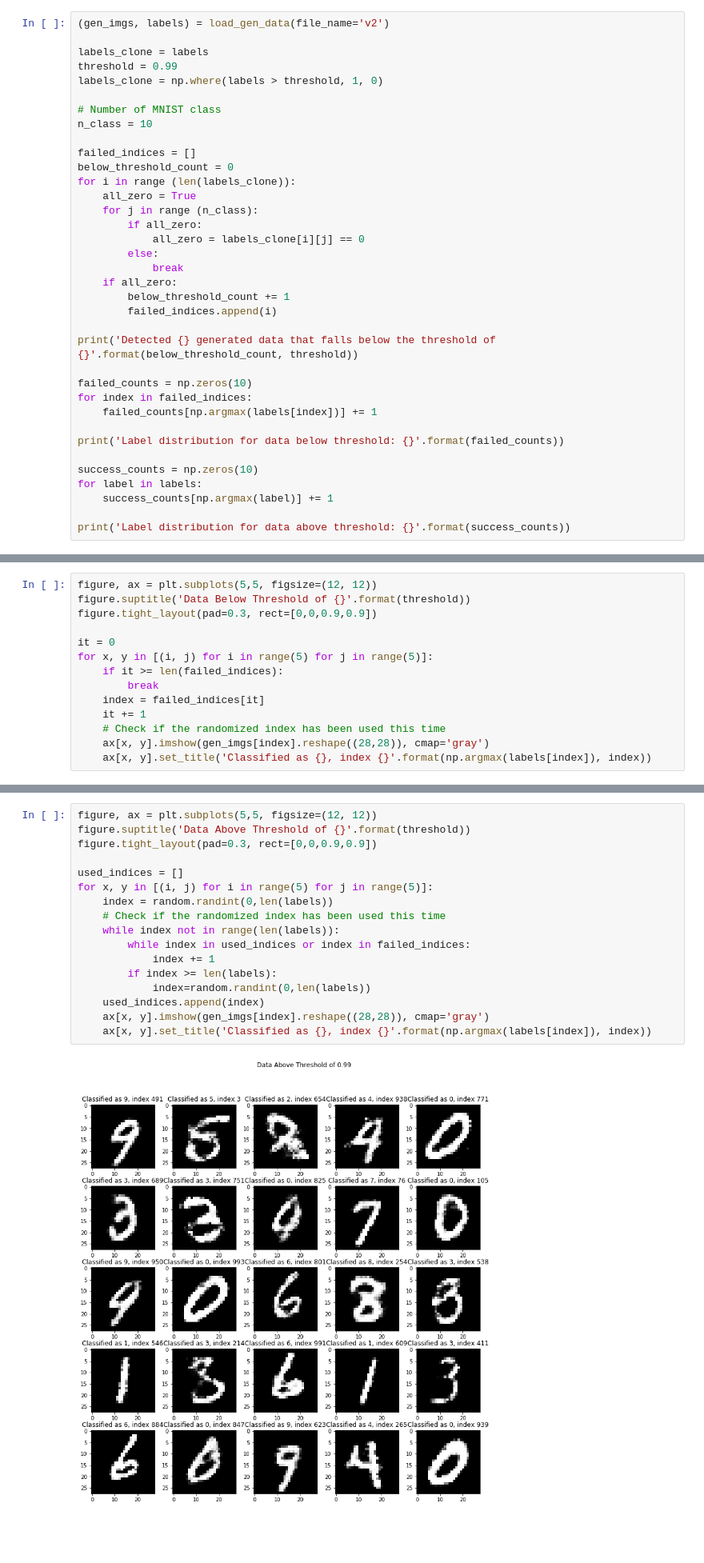
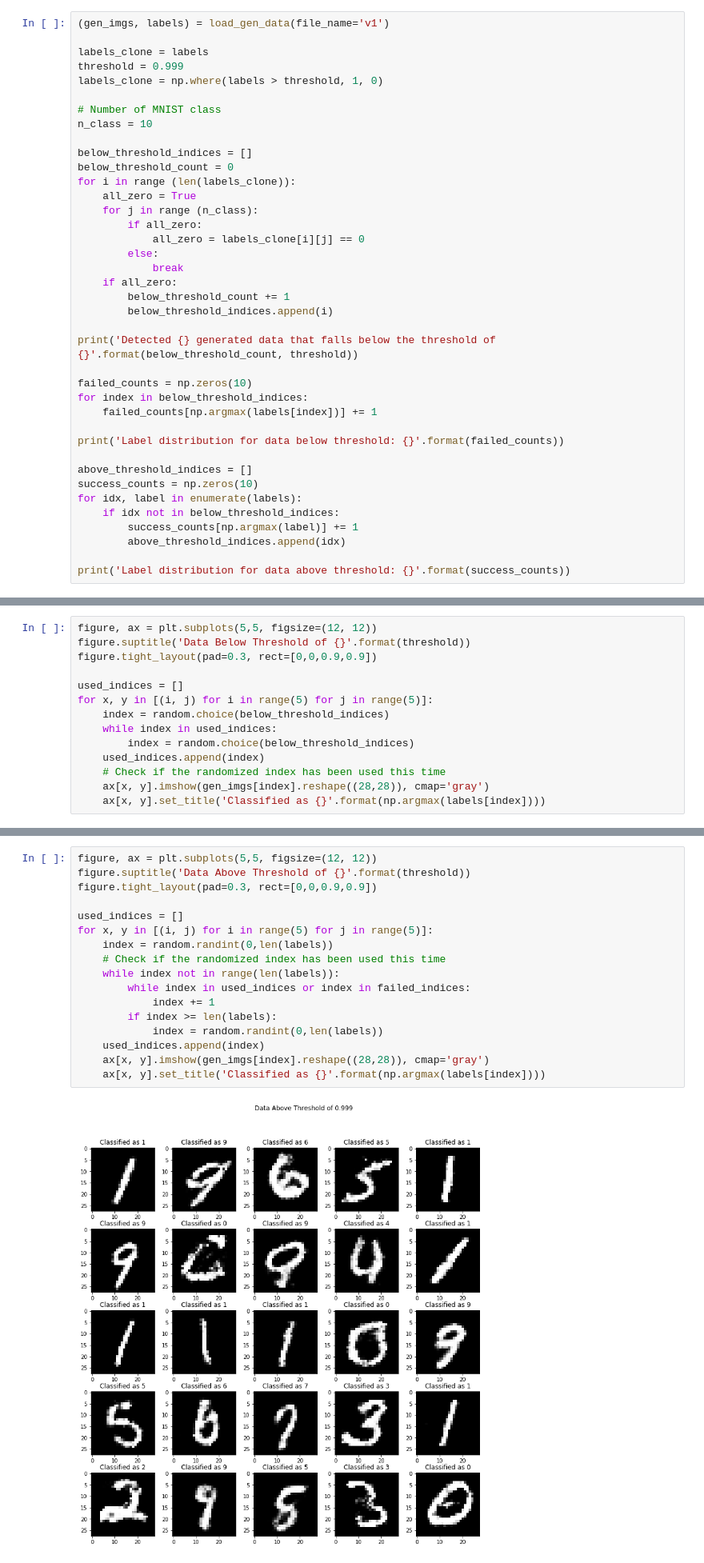
Before and after one commit to chandraseta/gan-on-structured-data, a Jupyter notebook: gan/notebooks/gan-exploration.ipynb, the cells around one changed output, grey strips where cells are left out. Shown at 80% size. Cells and saved outputs as stored; diff of their text form; blank space fills up the shorter version.

```diff
--- a/gan/notebooks/gan-exploration.ipynb
+++ b/gan/notebooks/gan-exploration.ipynb
@@ -541,16 +556,16 @@ The model achieves 98.83% on the test set after training with the reduced origin
 # %% [markdown]
 ## Analyze Generated Data
 # %%
-(gen_imgs, labels) = load_gen_data(file_name='v2')
+(gen_imgs, labels) = load_gen_data(file_name='v1')
 
 labels_clone = labels
-threshold = 0.99
+threshold = 0.999
 labels_clone = np.where(labels > threshold, 1, 0)
 
 # Number of MNIST class
 n_class = 10
 
-failed_indices = []
+below_threshold_indices = []
 below_threshold_count = 0
 for i in range (len(labels_clone)):
     all_zero = True
@@ -561,19 +576,22 @@ for i in range (len(labels_clone)):
             break
     if all_zero:
         below_threshold_count += 1
-        failed_indices.append(i)
+        below_threshold_indices.append(i)
 
 print('Detected {} generated data that falls below the threshold of {}'.format(below_threshold_count, threshold))
 
 failed_counts = np.zeros(10)
-for index in failed_indices:
+for index in below_threshold_indices:
     failed_counts[np.argmax(labels[index])] += 1
 
 print('Label distribution for data below threshold: {}'.format(failed_counts))
 
+above_threshold_indices = []
 success_counts = np.zeros(10)
-for label in labels:
-    success_counts[np.argmax(label)] += 1
+for idx, label in enumerate(labels):
+    if idx not in below_threshold_indices:
+        success_counts[np.argmax(label)] += 1
+        above_threshold_indices.append(idx)
 
 print('Label distribution for data above threshold: {}'.format(success_counts))
 # %% [output]
@@ -587,13 +605,13 @@ figure, ax = plt.subplots(5,5, figsize=(12, 12))
 figure.suptitle('Data Below Threshold of {}'.format(threshold))
 figure.tight_layout(pad=0.3, rect=[0,0,0.9,0.9])
 
-it = 0
+used_indices = []
 for x, y in [(i, j) for i in range(5) for j in range(5)]:
-    if it >= len(failed_indices):
-        break
-    index = failed_indices[it]
-    it += 1
+    index = random.choice(below_threshold_indices)
+    while index in used_indices:
+        index = random.choice(below_threshold_indices)
+    used_indices.append(index)
     # Check if the randomized index has been used this time
     ax[x, y].imshow(gen_imgs[index].reshape((28,28)), cmap='gray')
-    ax[x, y].set_title('Classified as {}, index {}'.format(np.argmax(labels[index]), index))
+    ax[x, y].set_title('Classified as {}'.format(np.argmax(labels[index])))
 # %% [output]
@@ -603,19 +621,19 @@ for x, y in [(i, j) for i in range(5) for j in range(5)]:
 # %%
 figure, ax = plt.subplots(5,5, figsize=(12, 12))
 figure.suptitle('Data Above Threshold of {}'.format(threshold))
 figure.tight_layout(pad=0.3, rect=[0,0,0.9,0.9])
 
 used_indices = []
 for x, y in [(i, j) for i in range(5) for j in range(5)]:
     index = random.randint(0,len(labels))
     # Check if the randomized index has been used this time
     while index not in range(len(labels)):
         while index in used_indices or index in failed_indices:
             index += 1
         if index >= len(labels):
-            index=random.randint(0,len(labels))
+            index = random.randint(0,len(labels))
     used_indices.append(index)
     ax[x, y].imshow(gen_imgs[index].reshape((28,28)), cmap='gray')
-    ax[x, y].set_title('Classified as {}, index {}'.format(np.argmax(labels[index]), index))
+    ax[x, y].set_title('Classified as {}'.format(np.argmax(labels[index])))
 # %% [output]
-[figure, old version]
+[figure, new version]
```
Also changed, not shown: parts of 12 cells of this notebook, 1 other file.
